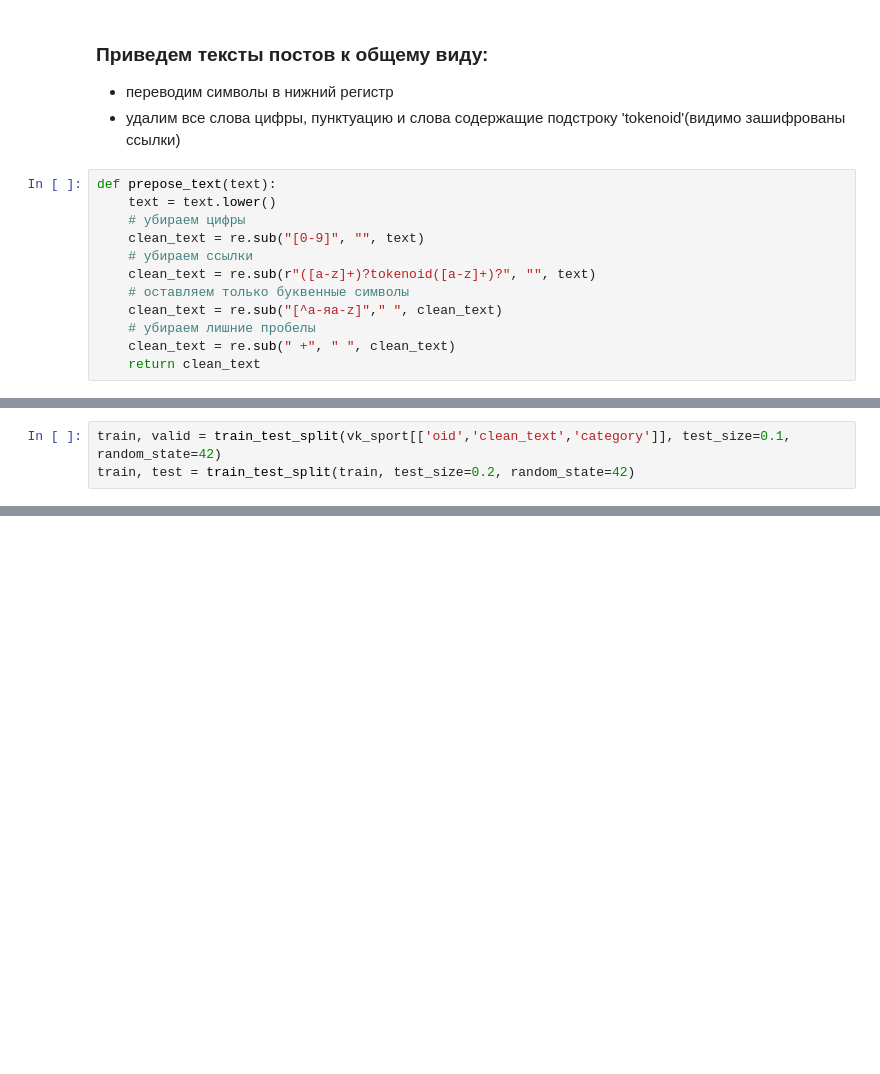
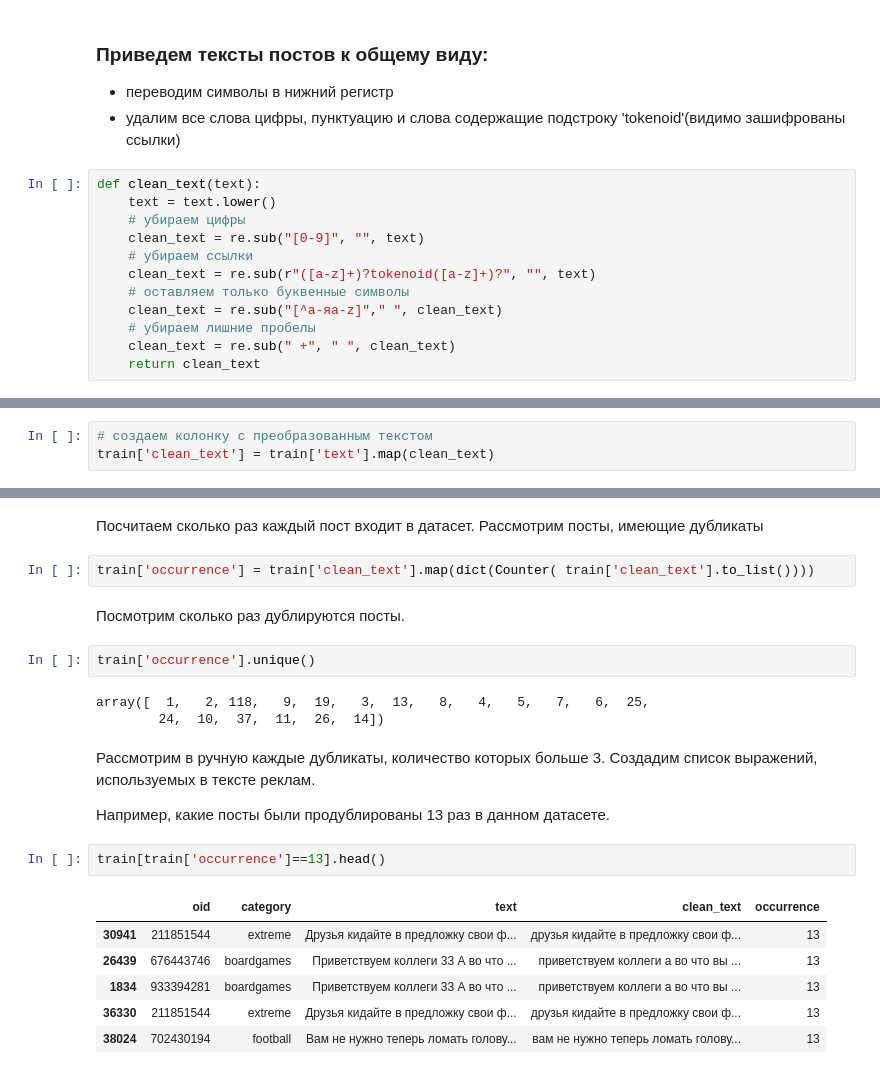
Before and after one commit to Komaso85/vk_sport, a Jupyter notebook: vk_sport.ipynb, the cells around one changed output, grey strips where cells are left out. Cells and saved outputs as stored; diff of their text form; blank space fills up the shorter version.

```diff
--- a/vk_sport.ipynb
+++ b/vk_sport.ipynb
@@ -176,7 +202,7 @@ print(f"В колонке текст имеются дублирующие по
  - переводим символы в нижний регистр
  - удалим все слова цифры, пунктуацию и слова содержащие подстроку 'tokenoid'(видимо зашифрованы ссылки)
 # %%
-def prepose_text(text):
+def clean_text(text):
     text = text.lower()
     # убираем цифры
     clean_text = re.sub("[0-9]", "", text)
@@ -199,3 +215,0 @@ print(f"В колонке 'clean_text' количество дублирующи
-# %%
-train, valid = train_test_split(vk_sport[['oid','clean_text','category']], test_size=0.1, random_state=42)
-train, test = train_test_split(train, test_size=0.2, random_state=42)
@@ -255,0 +216,3 @@ y_test = test_no_duplicated['category']
+# %%
+# создаем колонку с преобразованным текстом
+train['clean_text'] = train['text'].map(clean_text)
@@ -255,0 +223,25 @@ y_test = test_no_duplicated['category']
+# %% [markdown]
+Посчитаем сколько раз каждый пост входит в датасет.
+Рассмотрим посты, имеющие дубликаты
+# %%
+train['occurrence'] = train['clean_text'].map(dict(Counter( train['clean_text'].to_list())))
+# %% [markdown]
+Посмотрим сколько раз дублируются посты.
+# %%
+train['occurrence'].unique()
+# %% [output]
+array([  1,   2, 118,   9,  19,   3,  13,   8,   4,   5,   7,   6,  25,
+        24,  10,  37,  11,  26,  14])
+# %% [markdown]
+Рассмотрим в ручную каждые дубликаты, количество которых больше 3. Создадим список выражений, используемых в тексте реклам.
+
+Например, какие посты были продублированы 13 раз в данном датасете.
+# %%
+train[train['occurrence']==13].head()
+# %% [output]
+|  | oid | category | text | clean_text | occurrence |
+| 30941 | 211851544 | extreme | Друзья кидайте в предложку свои ф... | друзья кидайте в предложку свои ф... | 13 |
+| 26439 | 676443746 | boardgames | Приветствуем коллеги 33 А во что ... | приветствуем коллеги а во что вы ... | 13 |
+| 1834 | 933394281 | boardgames | Приветствуем коллеги 33 А во что ... | приветствуем коллеги а во что вы ... | 13 |
+| 36330 | 211851544 | extreme | Друзья кидайте в предложку свои ф... | друзья кидайте в предложку свои ф... | 13 |
+| 38024 | 702430194 | football | Вам не нужно теперь ломать голову... | вам не нужно теперь ломать голову... | 13 |
```
Also changed, not shown: parts of 103 cells of this notebook.
